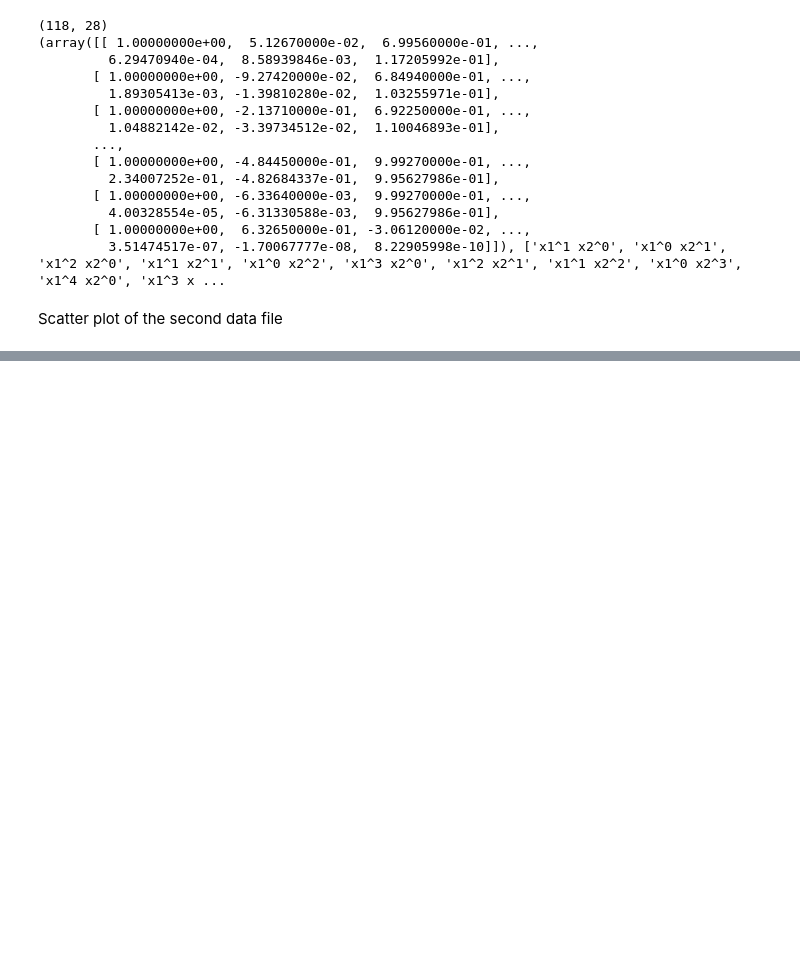
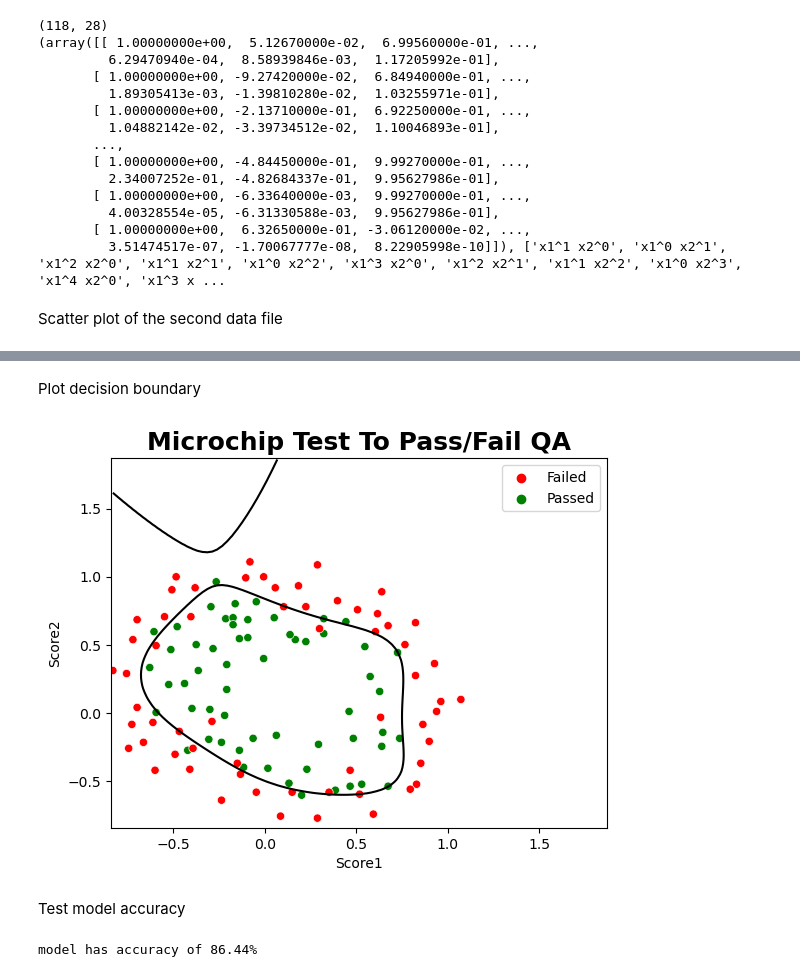
Before and after one commit to GalSarid21/MachineLearningLabs, a Jupyter notebook: Lab3/HW_3.ipynb, the cells around one changed output, grey strips where cells are left out. Drawn from its saved outputs; the diff is of its cells as text; code cells hidden in the pictures; blank space fills up the shorter version.

```diff
--- a/Lab3/HW_3.ipynb
+++ b/Lab3/HW_3.ipynb
@@ -310,9 +337,12 @@ plt.legend(legend_handles, ['Failed', 'Passed', 'Decision Boundary', 'New Passed
 # %% [markdown]
 checking the shape of the mapfeature
 # %%
-x,y = Utils.map_feature(q2_df,6)
+Utils.reset_variables()
+degree = 6
+x,y = Utils.map_feature(q2_df, degree)
+Utils.set_x_vals(x)
 print(x.shape)
-print(Utils.map_feature(q2_df, 6))
+print(Utils.map_feature(q2_df, degree))
 # %% [output]
 (118, 28)
 (array([[ 1.00000000e+00,  5.12670000e-02,  6.99560000e-01, ...,
@@ -341,0 +380,15 @@ single_variable_model.scatter_plot_dataset()
+# %% [markdown]
+Plot decision boundary
+# %%
+ax = multi_variable_model.scatter_plot_dataset(title='Microchip Test To Pass/Fail QA')
+multi_variable_model.plot_decision_boundary_poly(degree, ax)
+# %% [output]
+[figure, added]
+# %% [markdown]
+Test model accuracy
+# %%
+y = Utils.get_y_vals(q2_df, x)
+acc = multi_variable_model.accuracy(x, y, threshold=0.5)
+print(f'model has accuracy of {acc}%')
+# %% [output]
+model has accuracy of 86.44%
```
Also changed, not shown: parts of 11 cells of this notebook.
